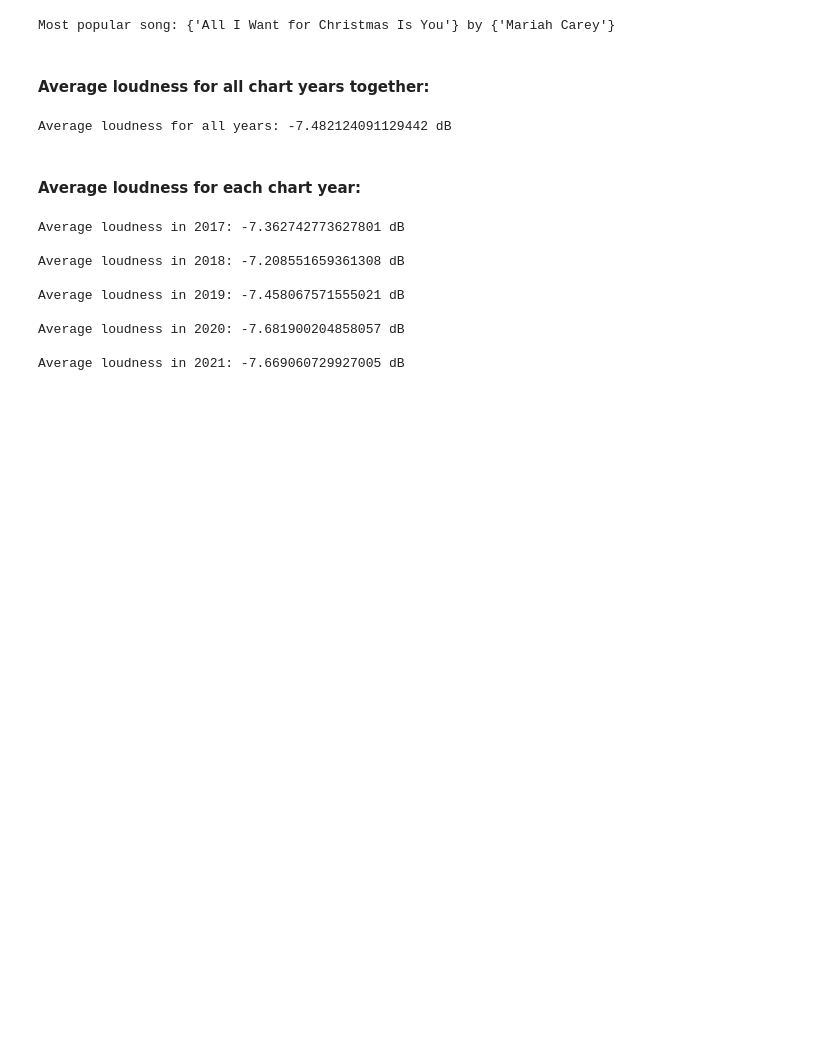
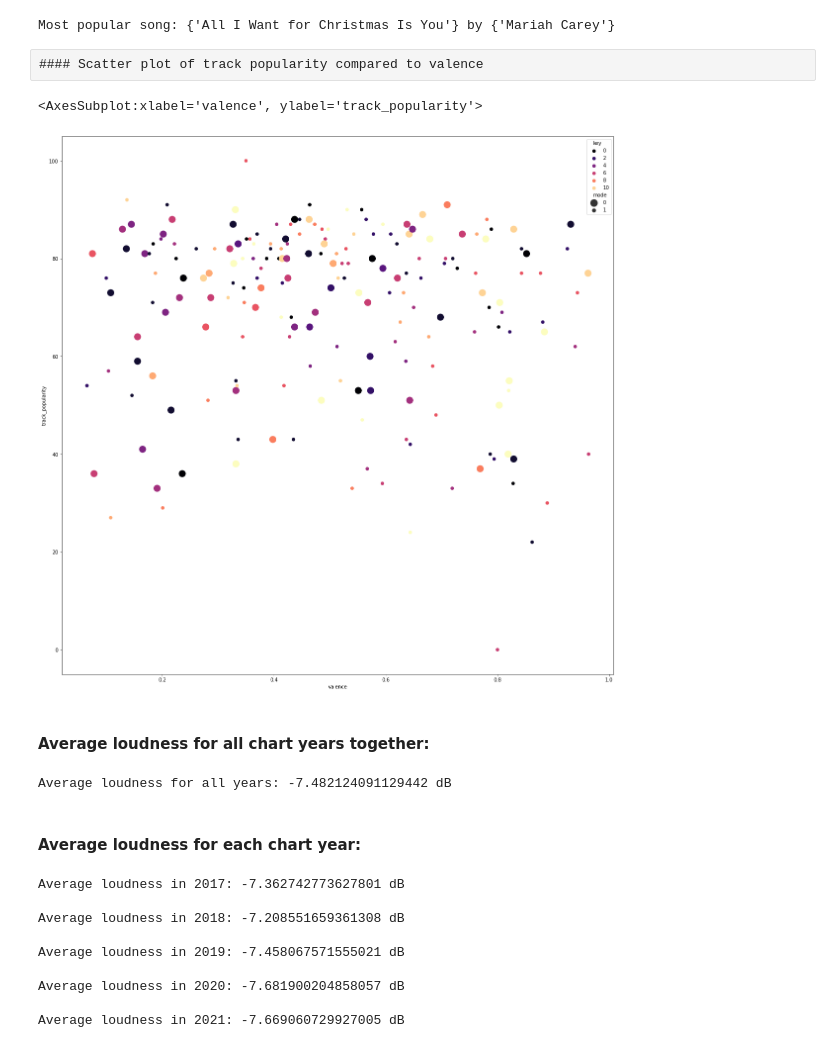
Before and after one commit to katieravenwood/Spotify-Five-Year-Analysis-Project, a Jupyter notebook: notebooks/ExploratoryAnalysis.ipynb, the cells around one changed output. Drawn from its saved outputs; the diff is of its cells as text; code cells hidden in the pictures; blank space fills up the shorter version.

```diff
--- a/notebooks/ExploratoryAnalysis.ipynb
+++ b/notebooks/ExploratoryAnalysis.ipynb
@@ -112,6 +135,18 @@ df4.loc[df4['track_popularity'] == 100]
 print(f"Most popular song: {set(df4[df4['track_popularity'] == 100]['track_name'].tolist())}" f" by {set(df4[df4['track_popularity'] == 100]['track_artist'].tolist())}\n")
 # %% [output]
 Most popular song: {'All I Want for Christmas Is You'} by {'Mariah Carey'}
+# %% [raw]
+#### Scatter plot of track popularity compared to valence
+# %%
+sns.scatterplot(x="valence", y="track_popularity",
+                hue="key",
+                size="mode",
+                palette="magma",
+                sizes=(50, 200), linewidth=0,
+                data= df2[df2['playlist_name'] == 'Billboard 200 Top Albums 2021'])
+# %% [output]
+<AxesSubplot:xlabel='valence', ylabel='track_popularity'>
+[figure, added]
 # %% [markdown]
 #### Average loudness for all chart years together:
 # %%
```
Also changed, not shown: parts of 27 cells of this notebook.
